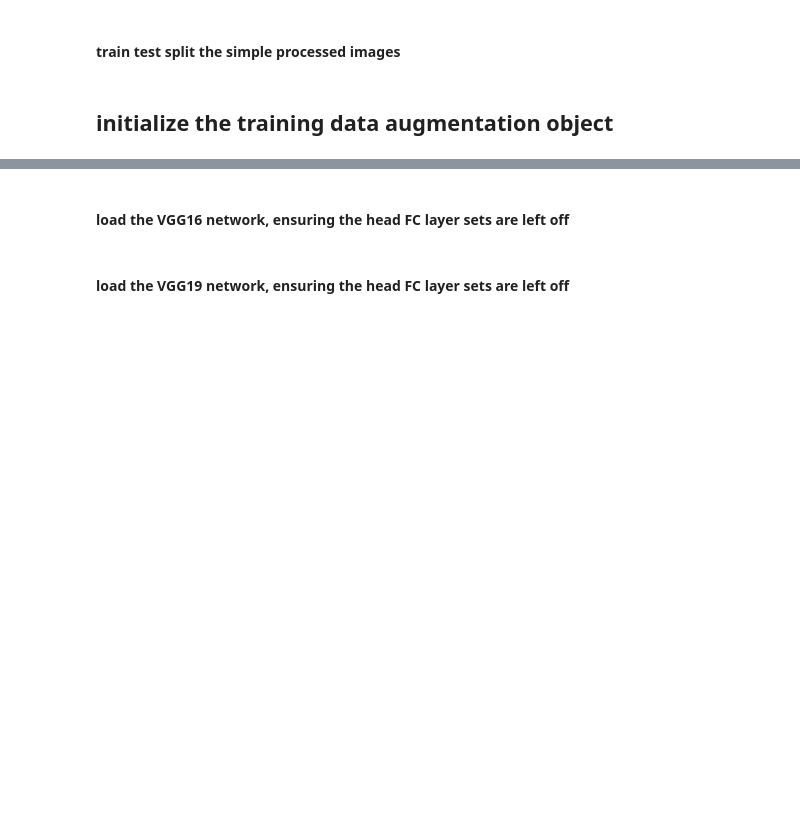
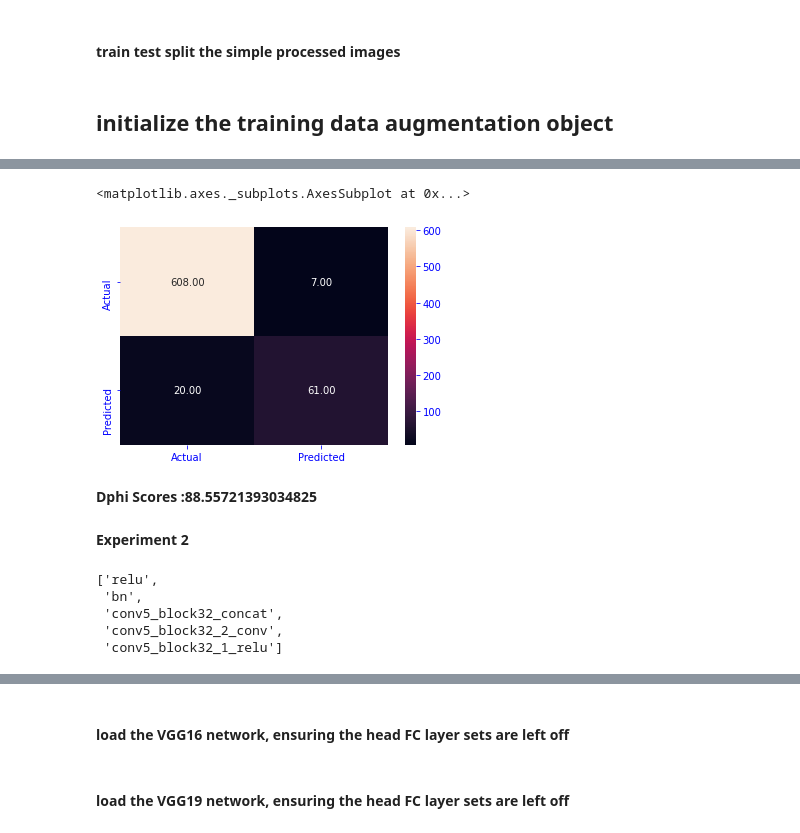
Before and after one commit to plaban1981/Dphi_hackathon, a Jupyter notebook: Detect_Covid_19_through_X_ray_images_of_Patients.ipynb, the cells around one changed output, grey strips where cells are left out. Cells and saved outputs as stored; diff of their text form; code cells hidden in the pictures; blank space fills up the shorter version.

```diff
--- a/Detect_Covid_19_through_X_ray_images_of_Patients.ipynb
+++ b/Detect_Covid_19_through_X_ray_images_of_Patients.ipynb
@@ -801,0 +862,10 @@ validation_generator = valAug.flow(testX1,testY1,batch_size=32)
+# %%
+train_datagen = tf.keras.preprocessing.image.ImageDataGenerator(rescale=1.0/255.0)
+
+val_datagen = tf.keras.preprocessing.image.ImageDataGenerator(rescale=1.0/255.0)
+
+train_generator = train_datagen.flow(trainX1,trainY1,batch_size=32)
+
+val_generator = val_datagen.flow(testX1,testY1,batch_size=32)
+
+test_pixel_data = test_pixel_data/255.0
@@ -801,0 +978,12 @@ validation_generator = valAug.flow(testX1,testY1,batch_size=32)
+# %%
+import seaborn as sns
+from sklearn.metrics import confusion_matrix
+cf = confusion_matrix(testY1,prediction)
+sns.heatmap(cf,annot=True,fmt=".2f",xticklabels=['Actual','Predicted'],yticklabels=['Actual','Predicted'])
+# %% [output]
+<matplotlib.axes._subplots.AxesSubplot at 0x...>
+[figure, added]
+# %% [markdown]
+**Dphi Scores :88.55721393034825**
+# %% [markdown]
+**Experiment 2**
@@ -801,0 +993,10 @@ validation_generator = valAug.flow(testX1,testY1,batch_size=32)
+# %%
+train_layers = [layer.name for layer in conv_base.layers[::-1][:5]]
+
+train_layers
+# %% [output]
+['relu',
+ 'bn',
+ 'conv5_block32_concat',
+ 'conv5_block32_2_conv',
+ 'conv5_block32_1_relu']
```
Also changed, not shown: parts of 45 cells of this notebook.
